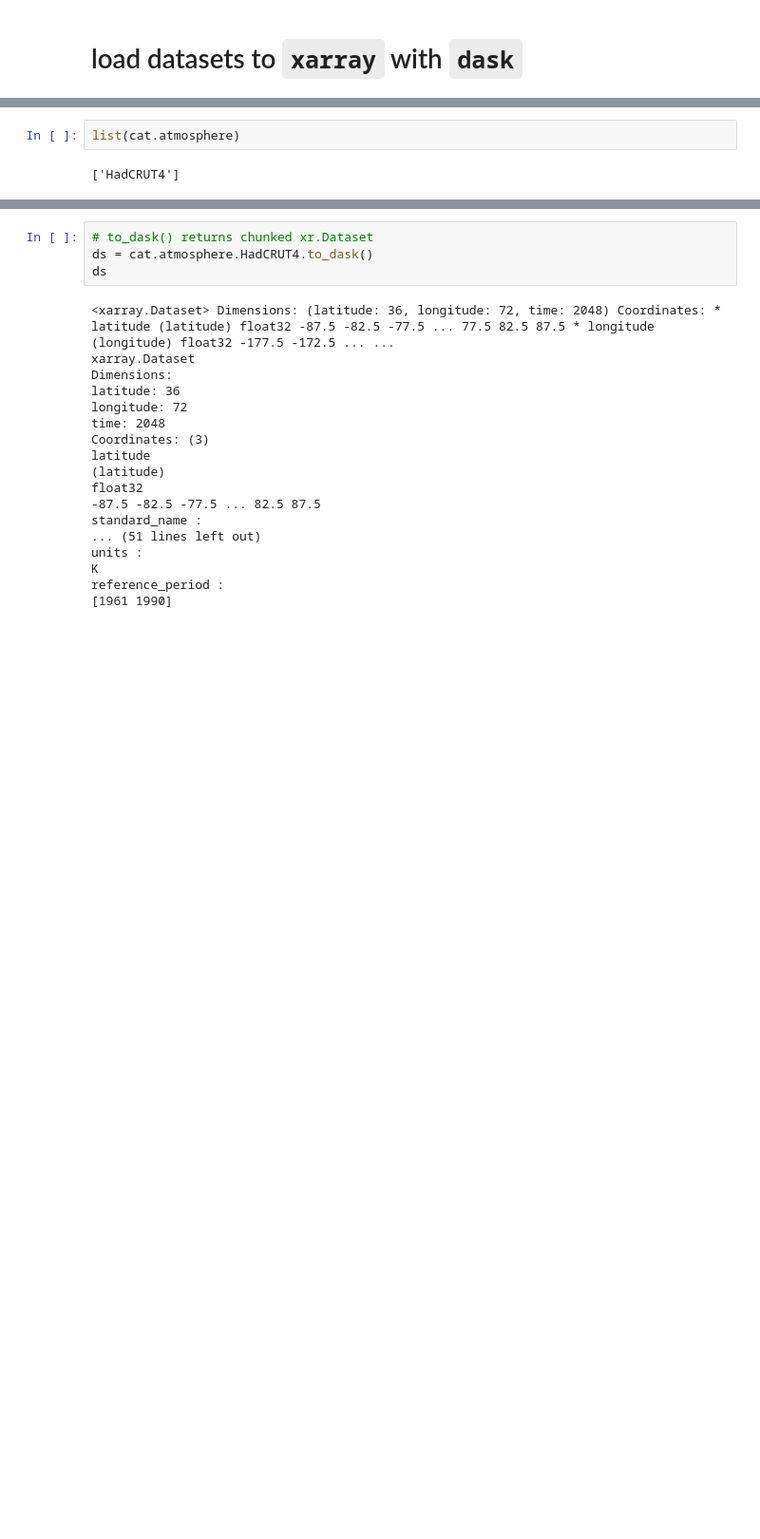
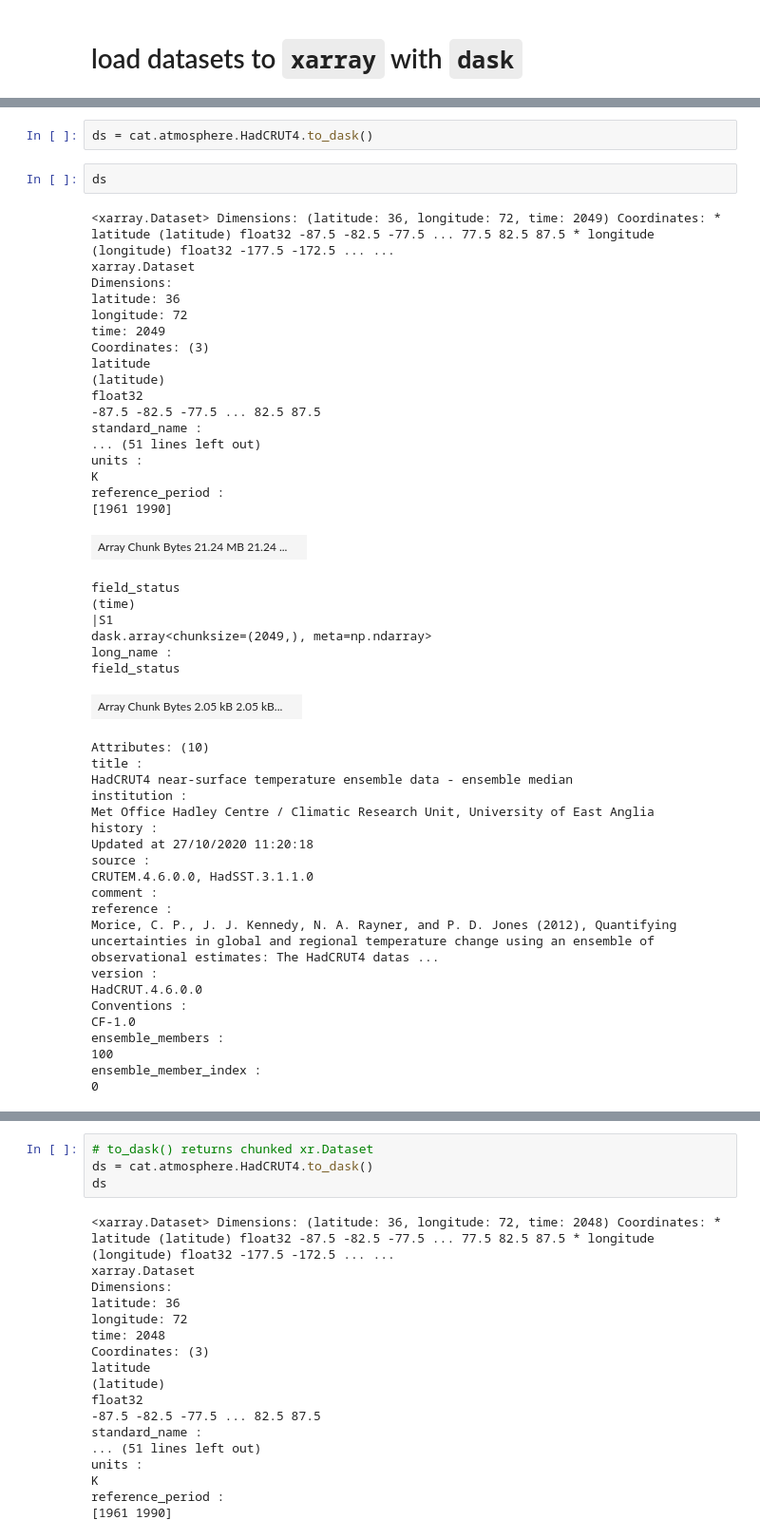
Before and after one commit to aaronspring/remote_climate_data, a Jupyter notebook: demo.ipynb, the cells around one changed output, grey strips where cells are left out. Shown at 95% size. Drawn from its saved outputs; the diff is of its cells as text; blank space fills up the shorter version.

```diff
--- a/demo.ipynb
+++ b/demo.ipynb
@@ -56,7 +227,53 @@ list(cat)
 # %%
-list(cat.atmosphere)
+ds = cat.atmosphere.HadCRUT4.to_dask()
-# %% [output]
-['HadCRUT4']
+# %%
+ds
+# %% [output]
+<xarray.Dataset> Dimensions: (latitude: 36, longitude: 72, time: 2049) Coordinates: * latitude (latitude) float32 -87.5 -82.5 -77.5 ... 77.5 82.5 87.5 * longitude (longitude) float32 -177.5 -172.5 ... ...
+xarray.Dataset
+Dimensions:
+latitude: 36
+longitude: 72
+time: 2049
+Coordinates: (3)
+latitude
+(latitude)
+float32
+-87.5 -82.5 -77.5 ... 82.5 87.5
+standard_name :
+... (51 lines left out)
+units :
+K
+reference_period :
+[1961 1990]
+| Array Chunk Bytes 21.24 MB 21.24 ... |  |
+field_status
+(time)
+|S1
+dask.array<chunksize=(2049,), meta=np.ndarray>
+long_name :
+field_status
+| Array Chunk Bytes 2.05 kB 2.05 kB... |  |
+Attributes: (10)
+title :
+HadCRUT4 near-surface temperature ensemble data - ensemble median
+institution :
+Met Office Hadley Centre / Climatic Research Unit, University of East Anglia
+history :
+Updated at 27/10/2020 11:20:18
+source :
+CRUTEM.4.6.0.0, HadSST.3.1.1.0
+comment :
+reference :
+Morice, C. P., J. J. Kennedy, N. A. Rayner, and P. D. Jones (2012), Quantifying uncertainties in global and regional temperature change using an ensemble of observational estimates: The HadCRUT4 datas ...
+version :
+HadCRUT.4.6.0.0
+Conventions :
+CF-1.0
+ensemble_members :
+100
+ensemble_member_index :
+0
 # %%
 # available metadata before any file loading
 cat.atmosphere.HadCRUT4.discover()
```
Also changed, not shown: parts of 14 cells of this notebook, 1 other file.
